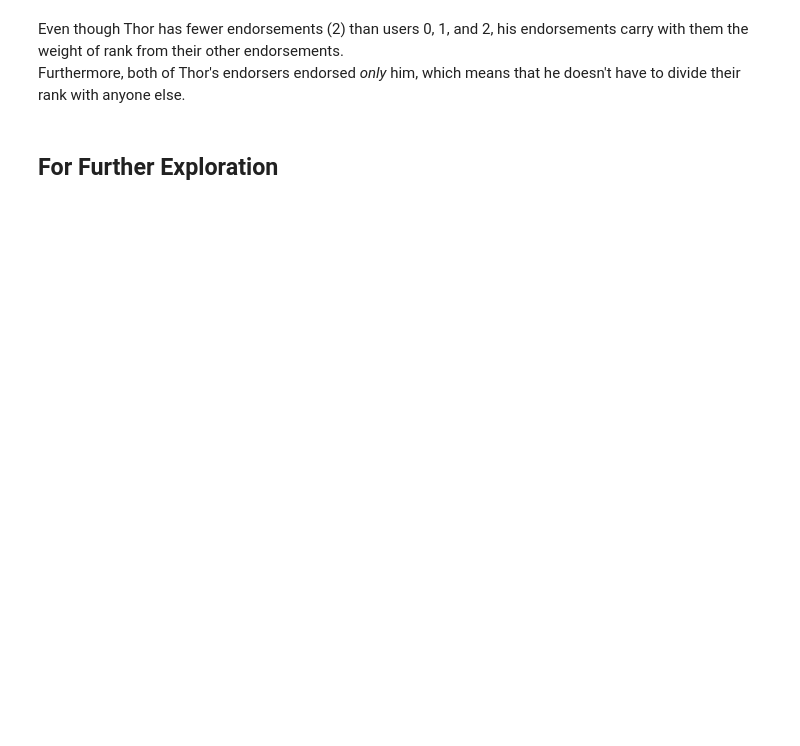
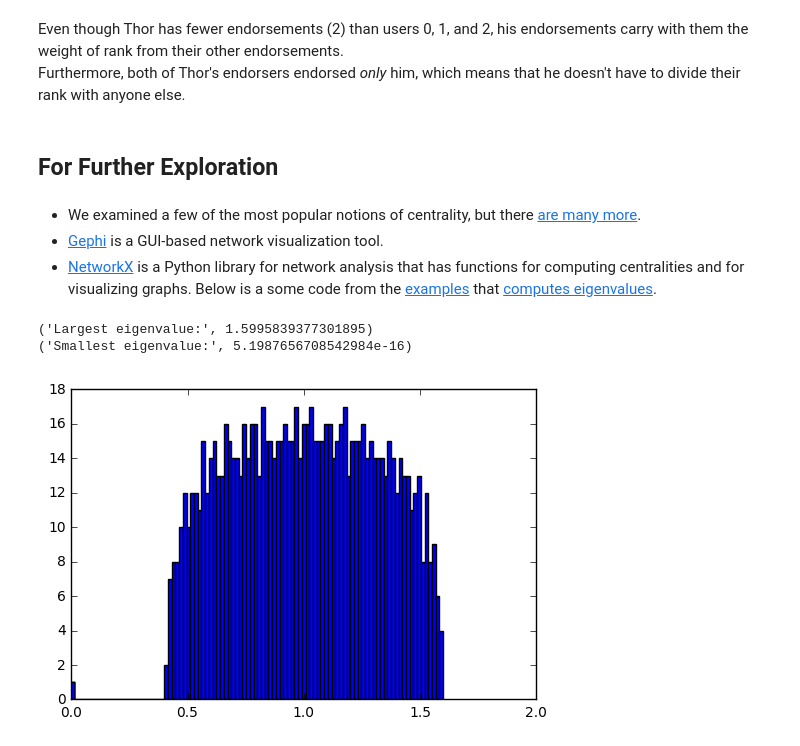
Before and after one commit to bgroveben/DataScienceFromScratch, a Jupyter notebook: 21_Chapter_Network_Analysis.ipynb, the cells around one changed output. Drawn from its saved outputs; the diff is of its cells as text; code cells hidden in the pictures; blank space fills up the shorter version.

Commit message:
Network Analysis -- For Further Exploration and Finish Chapter 21

```diff
--- a/21_Chapter_Network_Analysis.ipynb
+++ b/21_Chapter_Network_Analysis.ipynb
@@ -485,3 +485,31 @@ Even though Thor has fewer endorsements (2) than users 0, 1, and 2, his endorsem
 Furthermore, both of Thor's endorsers endorsed *only* him, which means that he doesn't have to divide their rank with anyone else.
 # %% [markdown]
 ## For Further Exploration
+# %% [markdown]
+- We examined a few of the most popular notions of centrality, but there [are many more](https://en.wikipedia.org/wiki/Centrality).
+- [Gephi](https://gephi.org/) is a GUI-based network visualization tool.
+- [NetworkX](https://networkx.github.io/) is a Python library for network analysis that has functions for computing centralities and for visualizing graphs. Below is a some code from the [examples](https://networkx.readthedocs.io/en/stable/examples/index.html) that [computes eigenvalues](https://networkx.readthedocs.io/en/stable/examples/advanced/eigenvalues.html).
+# %%
+"""
+Create an G{n,m} random graph and compute the eigenvalues.
+Requires numpy and matplotlib.
+"""
+import networkx as nx
+import numpy.linalg
+import matplotlib.pyplot as plt
+
+n = 1000 # 1000 nodes
+m = 5000 # 5000 edges
+G = nx.gnm_random_graph(n,m)
+
+L = nx.normalized_laplacian_matrix(G)
+e = numpy.linalg.eigvals(L.A)
+print("Largest eigenvalue:", max(e))
+print("Smallest eigenvalue:", min(e))
+plt.hist(e,bins=100) # histogram with 100 bins
+plt.xlim(0,2)  # eigenvalues between 0 and 2
+plt.show()
+# %% [output]
+('Largest eigenvalue:', 1.5995839377301895)
+('Smallest eigenvalue:', 5.1987656708542984e-16)
+[figure, added]
```
Also changed, not shown: parts of 4 cells of this notebook, 1 other file.
